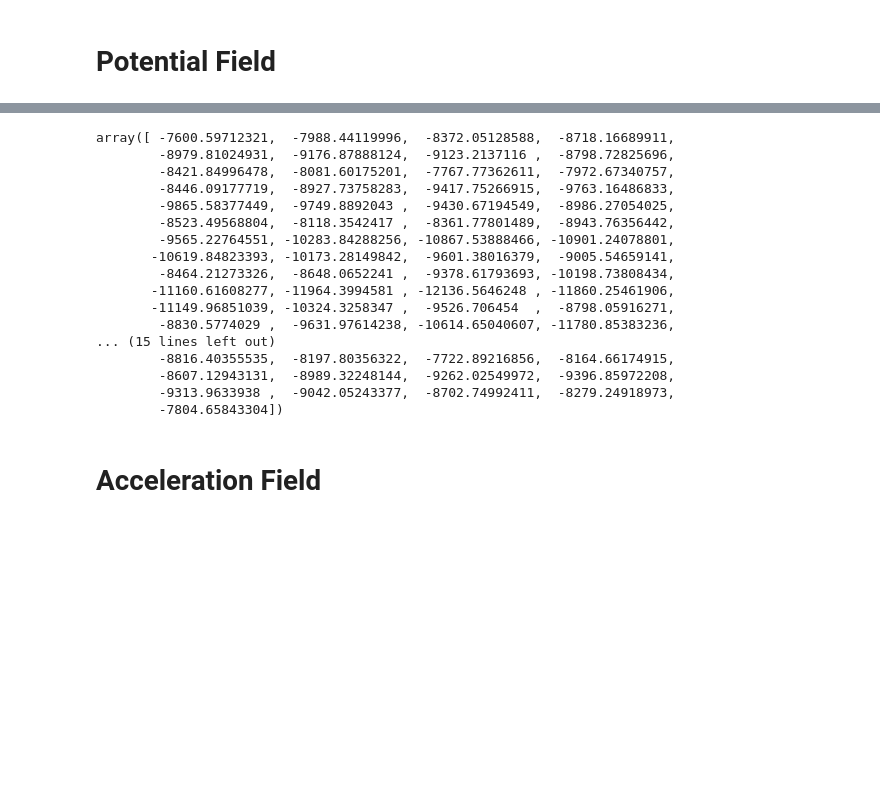
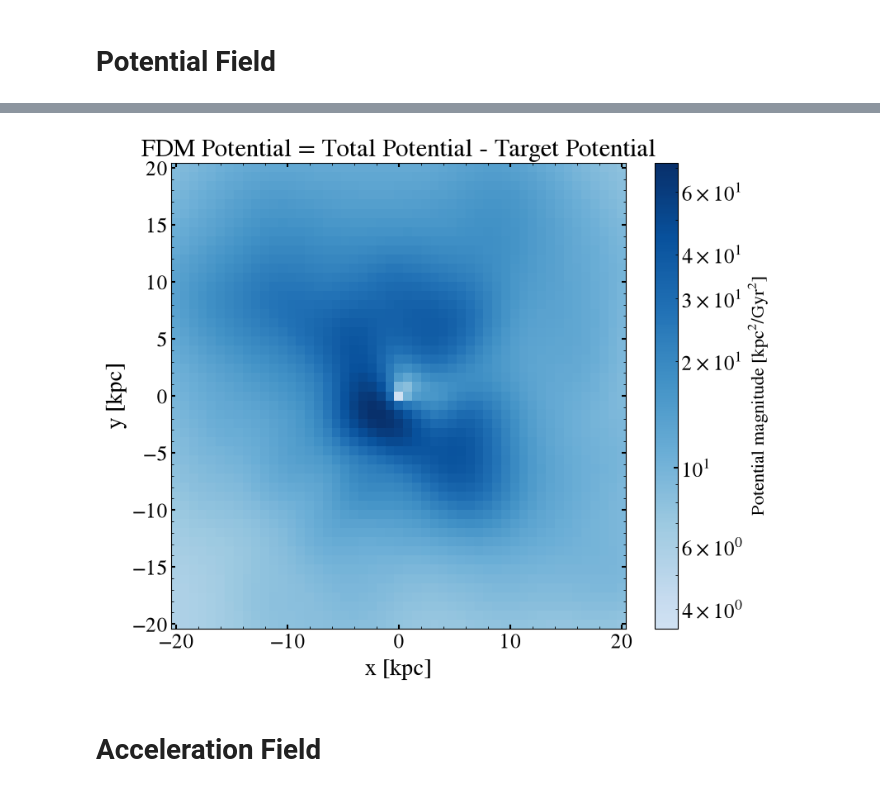
Before and after one commit to sgpfaff/ezfalcon, a Jupyter notebook: FDM/WidrowKaiserFDM.ipynb, the cells around one changed output, grey strips where cells are left out. Drawn from its saved outputs; the diff is of its cells as text; code cells hidden in the pictures; blank space fills up the shorter version.

```diff
--- a/FDM/WidrowKaiserFDM.ipynb
+++ b/FDM/WidrowKaiserFDM.ipynb
@@ -135,22 +102,40 @@ plt.show()
-# %%
-totalForce.potential(pos_grid_20kpc, t=0.0)
-# %% [output]
-array([ -7600.59712321,  -7988.44119996,  -8372.05128588,  -8718.16689911,
-        -8979.81024931,  -9176.87888124,  -9123.2137116 ,  -8798.72825696,
-        -8421.84996478,  -8081.60175201,  -7767.77362611,  -7972.67340757,
-        -8446.09177719,  -8927.73758283,  -9417.75266915,  -9763.16486833,
-        -9865.58377449,  -9749.8892043 ,  -9430.67194549,  -8986.27054025,
-        -8523.49568804,  -8118.3542417 ,  -8361.77801489,  -8943.76356442,
-        -9565.22764551, -10283.84288256, -10867.53888466, -10901.24078801,
-       -10619.84823393, -10173.28149842,  -9601.38016379,  -9005.54659141,
-        -8464.21273326,  -8648.0652241 ,  -9378.61793693, -10198.73808434,
-       -11160.61608277, -11964.3994581 , -12136.5646248 , -11860.25461906,
-       -11149.96851039, -10324.3258347 ,  -9526.706454  ,  -8798.05916271,
-        -8830.5774029 ,  -9631.97614238, -10614.65040607, -11780.85383236,
-... (15 lines left out)
-        -8816.40355535,  -8197.80356322,  -7722.89216856,  -8164.66174915,
-        -8607.12943131,  -8989.32248144,  -9262.02549972,  -9396.85972208,
-        -9313.9633938 ,  -9042.05243377,  -8702.74992411,  -8279.24918973,
-        -7804.65843304])
+# %%
+nx, ny = 51, 51
+buffer = 20
+x_20kpc = np.linspace(- buffer, buffer, nx)
+y_20kpc = np.linspace(-buffer, buffer, ny)
+X_20kpc, Y_20kpc = np.meshgrid(x_20kpc, y_20kpc)
+pos_grid_20kpc = np.column_stack([X_20kpc.ravel(), Y_20kpc.ravel(), np.zeros(X_20kpc.size)])
+
+# potential() returns a scalar field of shape (N,), one value per position, so
+# it must be reshaped onto the (ny, nx) grid before pcolormesh (unlike acc(),
+# which is an (N, 3) vector). Plot |Phi| so the (negative) potential stays
+# positive for LogNorm.
+mag_20kpc = np.abs(
+    np.asarray(fdmPot(pos_grid_20kpc, t=0.0)).reshape(X_20kpc.shape)
+)
+
+plt.figure(figsize=(8.5, 7))
+cmap = plt.cm.colors.ListedColormap(
+        plt.cm.Blues(np.linspace(0.2, 1.0, 256))
+    )
+cmap.set_bad('k')
+
+from matplotlib.colors import LogNorm
+norm = LogNorm(vmin = np.nanmin(mag_20kpc), vmax = np.nanmax(mag_20kpc))
+pcm = plt.pcolormesh(
+    X_20kpc, Y_20kpc, mag_20kpc,
+    shading='auto',
+    cmap= cmap,
+    norm=norm
+    )
+plt.colorbar(pcm, label='Potential magnitude [kpc$^2$/Gyr$^2$]')
+plt.title('FDM Potential = Total Potential - Target Potential', fontsize=22)
+plt.xlabel("x [kpc]", fontsize=20)
+plt.ylabel("y [kpc]", fontsize=20)
+plt.tight_layout()
+plt.show()
+# %% [output]
+[figure, added]
 # %% [markdown]
 # Acceleration Field
```
Also changed, not shown: parts of 10 cells of this notebook, 1 other file.
